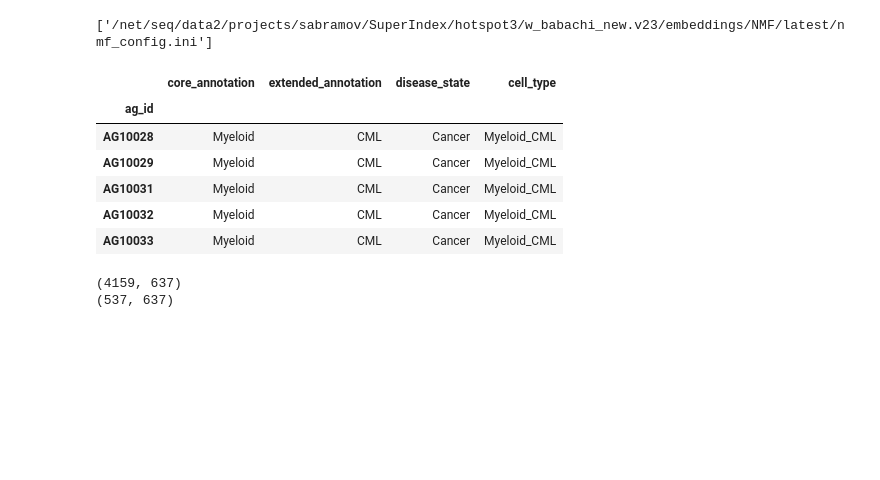
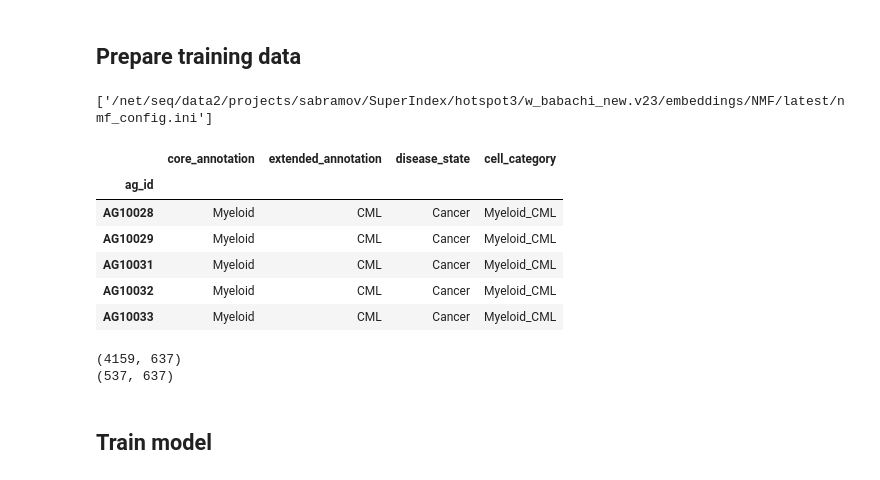
Before and after one commit to vierstralab/vinson, a Jupyter notebook: notebooks/CellTypeInference.ipynb, the cells around one changed output. Drawn from its saved outputs; the diff is of its cells as text; code cells hidden in the pictures; blank space fills up the shorter version.

```diff
--- a/notebooks/CellTypeInference.ipynb
+++ b/notebooks/CellTypeInference.ipynb
@@ -16,3 +48,5 @@ from genome_tools.data.anndata import read_zarr_backed
+# %% [markdown]
+## Prepare training data
 # %%
 nmf_config_file = "/net/seq/data2/projects/sabramov/SuperIndex/hotspot3/w_babachi_new.v23/embeddings/NMF/latest/nmf_config.ini"
 
@@ -25,20 +59,20 @@ dnase_adata = read_zarr_backed(config["NMF"]["anndata"])
 # %%
 labels_df = (
     dnase_adata.obs.groupby(["core_annotation", "extended_annotation"])
     .filter(lambda x: len(x) >= 5)[["core_annotation", "extended_annotation", "pathological_state"]]
     .rename(
         columns={
             "core_annotation": "core_annotation",
             "extended_annotation": "extended_annotation",
             "pathological_state": "disease_state",
         }
     )
 )
 
-labels_df["cell_type"] = labels_df["core_annotation"].astype(str) + "_" + labels_df["extended_annotation"].astype(str)
+labels_df["cell_category"] = labels_df["core_annotation"].astype(str) + "_" + labels_df["extended_annotation"].astype(str)
 labels_df.head()
 # %% [output]
-|  | core_annotation | extended_annotation | disease_state | cell_type |
+|  | core_annotation | extended_annotation | disease_state | cell_category |
 | ag_id |  |  |  |  |
 | AG10028 | Myeloid | CML | Cancer | Myeloid_CML |
 | AG10029 | Myeloid | CML | Cancer | Myeloid_CML |
@@ -102 +134,3 @@ valid_dataloader = DataLoader(ds_valid, batch_size=32)
+# %% [markdown]
+## Train model
 # %%
```
Also changed, not shown: parts of 53 cells of this notebook, 2 other files.
